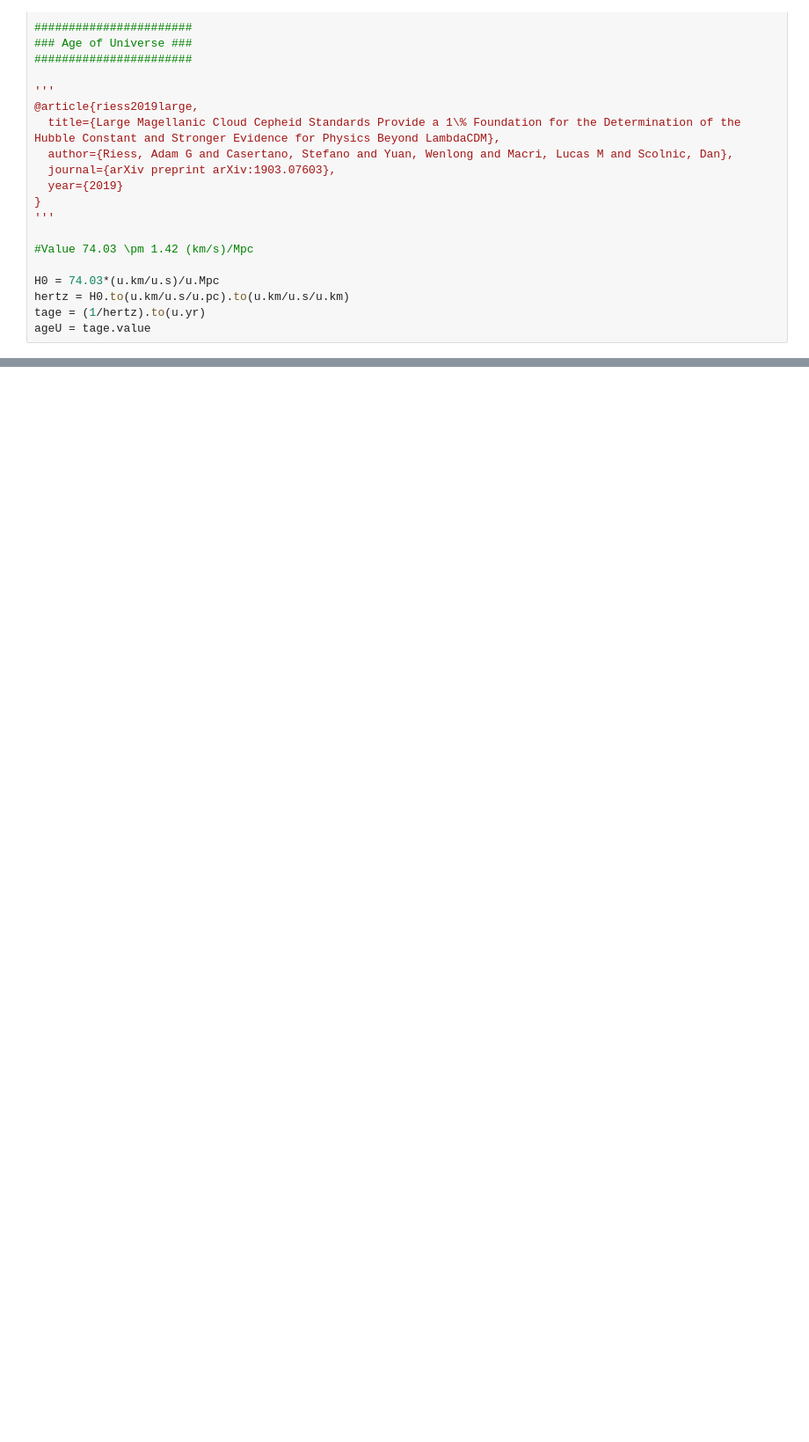
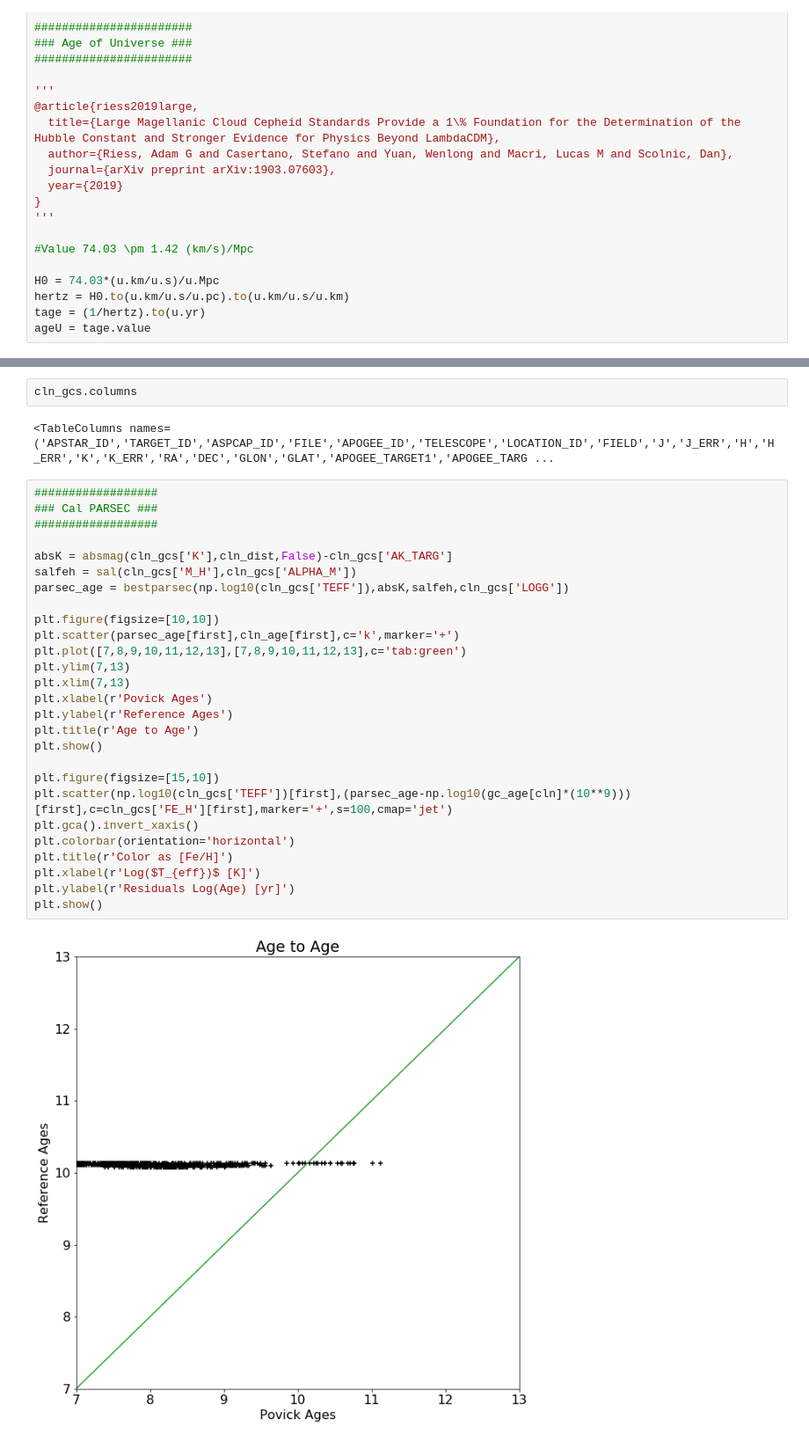
Before and after one commit to JoshuaPovick/Magellanic_Ages, a Jupyter notebook: globulars.ipynb, the cells around one changed output, grey strips where cells are left out. Shown at 88% size. Cells and saved outputs as stored; diff of their text form; blank space fills up the shorter version.

```diff
--- a/globulars.ipynb
+++ b/globulars.ipynb
@@ -187,0 +212,33 @@ set(gcs['CLUSTER'])
+# %%
+cln_gcs.columns
+# %% [output]
+<TableColumns names=('APSTAR_ID','TARGET_ID','ASPCAP_ID','FILE','APOGEE_ID','TELESCOPE','LOCATION_ID','FIELD','J','J_ERR','H','H_ERR','K','K_ERR','RA','DEC','GLON','GLAT','APOGEE_TARGET1','APOGEE_TARG ...
+# %%
+##################
+### Cal PARSEC ###
+##################
+
+absK = absmag(cln_gcs['K'],cln_dist,False)-cln_gcs['AK_TARG']
+salfeh = sal(cln_gcs['M_H'],cln_gcs['ALPHA_M'])
+parsec_age = bestparsec(np.log10(cln_gcs['TEFF']),absK,salfeh,cln_gcs['LOGG'])
+
+plt.figure(figsize=[10,10])
+plt.scatter(parsec_age[first],cln_age[first],c='k',marker='+')
+plt.plot([7,8,9,10,11,12,13],[7,8,9,10,11,12,13],c='tab:green')
+plt.ylim(7,13)
+plt.xlim(7,13)
+plt.xlabel(r'Povick Ages')
+plt.ylabel(r'Reference Ages')
+plt.title(r'Age to Age')
+plt.show()
+
+plt.figure(figsize=[15,10])
+plt.scatter(np.log10(cln_gcs['TEFF'])[first],(parsec_age-np.log10(gc_age[cln]*(10**9)))[first],c=cln_gcs['FE_H'][first],marker='+',s=100,cmap='jet')
+plt.gca().invert_xaxis()
+plt.colorbar(orientation='horizontal')
+plt.title(r'Color as [Fe/H]')
+plt.xlabel(r'Log($T_{eff})$ [K]')
+plt.ylabel(r'Residuals Log(Age) [yr]')
+plt.show()
+# %% [output]
+[figure, added]
```
Also changed, not shown: parts of 12 cells of this notebook, 6 other files.
